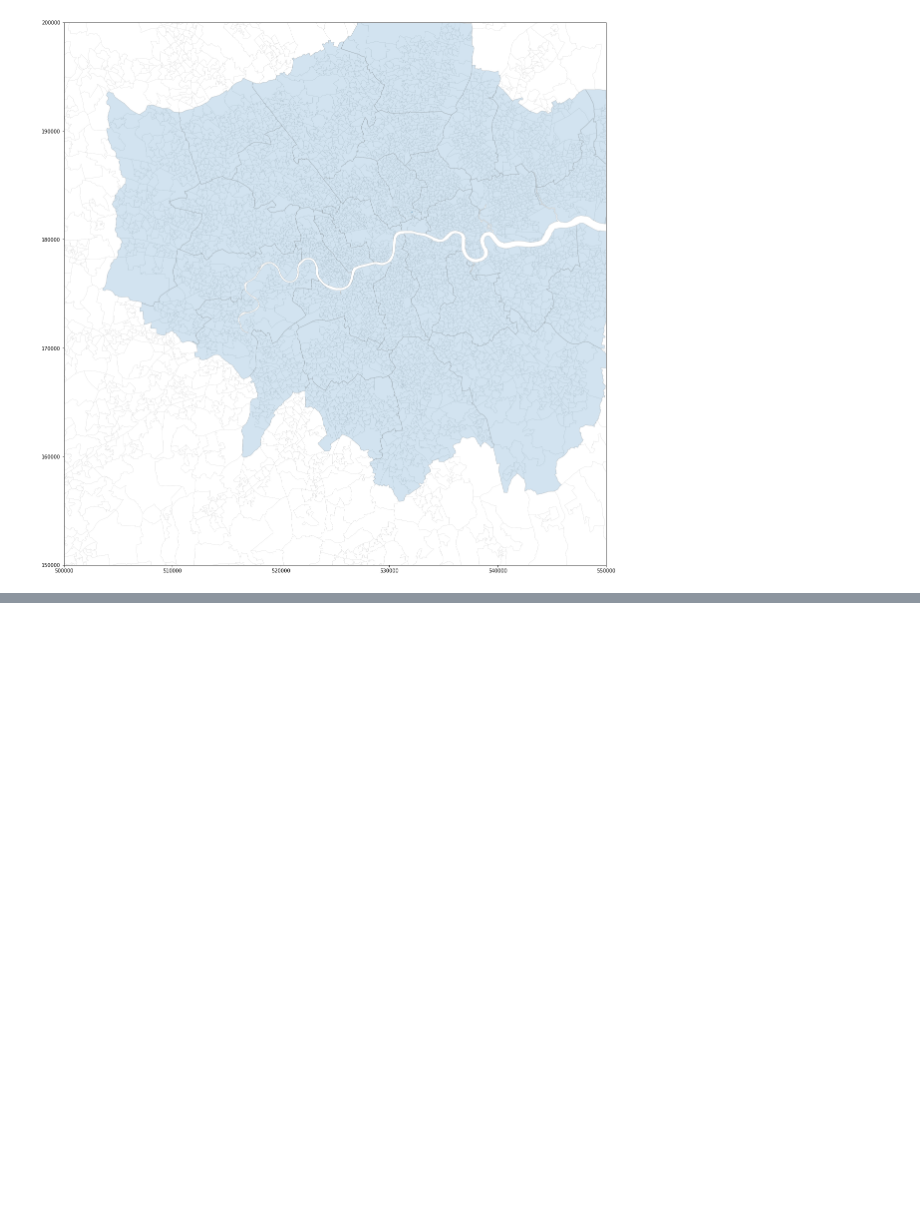
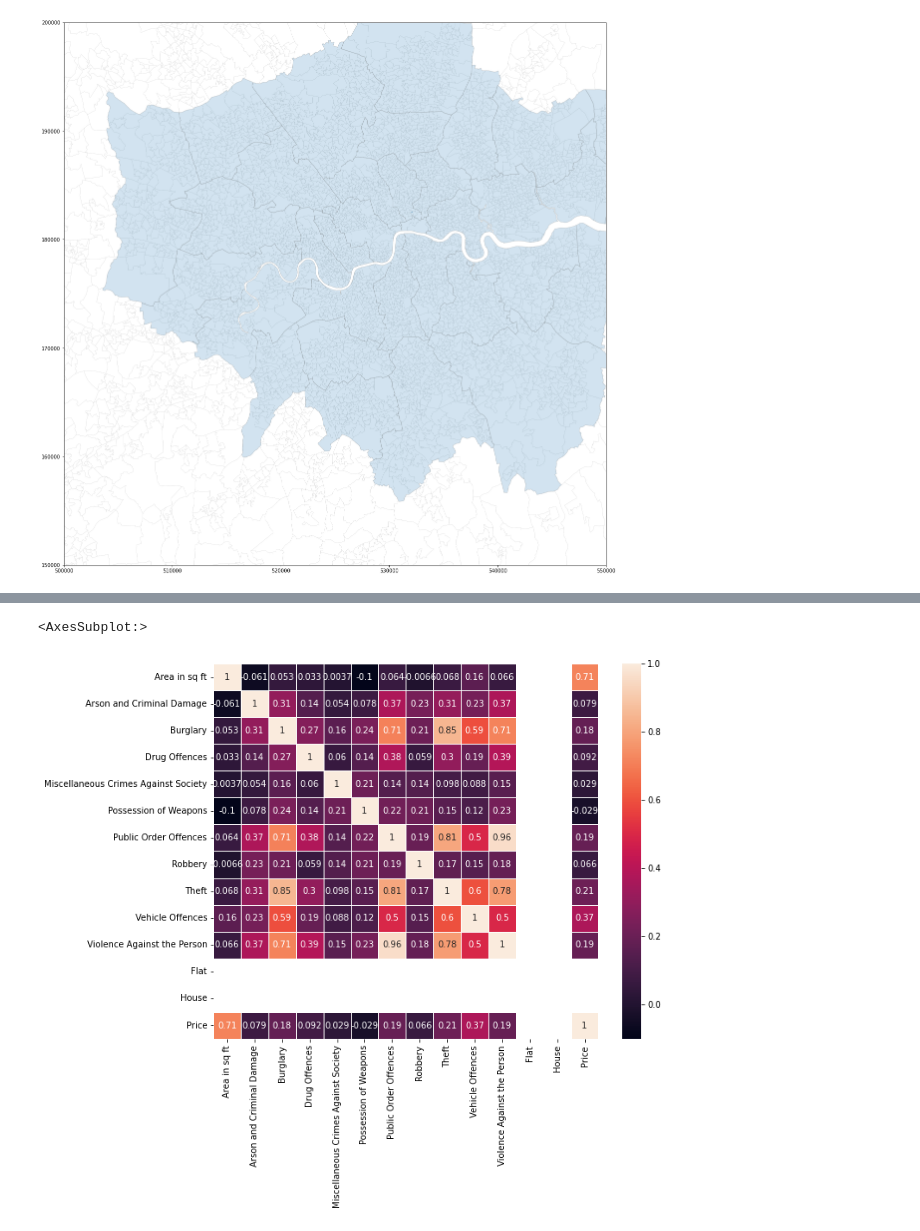
Before and after one commit to ivan-gerov/london_housing_prices, a Jupyter notebook: analysis.ipynb, the cells around one changed output, grey strips where cells are left out. Saved outputs shown, nothing was run; the diff lists cells and outputs as text; code cells hidden in the pictures; blank space fills up the shorter version.

```diff
--- a/analysis.ipynb
+++ b/analysis.ipynb
@@ -258,0 +264,6 @@ sns.heatmap(gdf_final[features + target].corr(), annot=True, linewidths=.5, ax=a
+# %%
+f, ax = plt.subplots(figsize=(10, 8))
+sns.heatmap(gdf_final.loc[gdf_final["House Type"] == "Flat"][features + target].corr(), annot=True, linewidths=.5, ax=ax)
+# %% [output]
+<AxesSubplot:>
+[figure, added]
```
Also changed, not shown: parts of 22 cells of this notebook, 3 other files.
